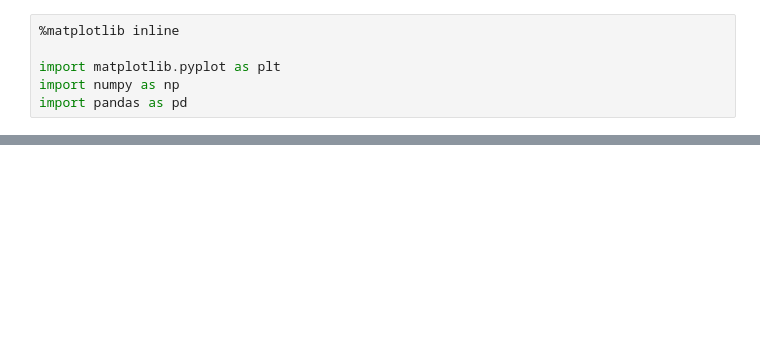
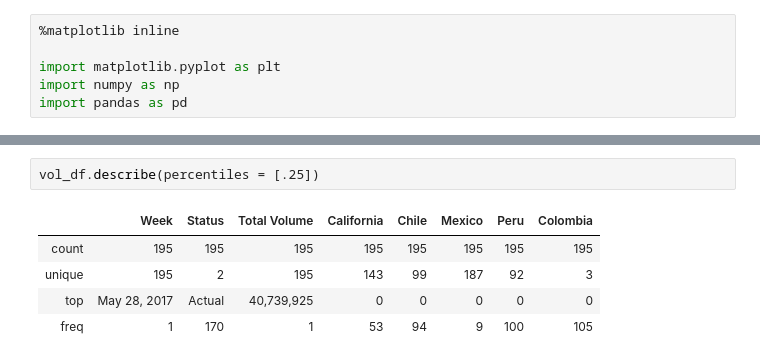
Before and after one commit to schwenkd/avo-analysis, a Jupyter notebook: avo_eda.ipynb, the cells around one changed output, grey strips where cells are left out. Saved outputs shown, nothing was run; the diff lists cells and outputs as text; blank space fills up the shorter version.

```diff
--- a/avo_eda.ipynb
+++ b/avo_eda.ipynb
@@ -106,0 +149,8 @@ vol_2019_df
+# %%
+vol_df.describe(percentiles = [.25])
+# %% [output]
+|  | Week | Status | Total Volume | California | Chile | Mexico | Peru | Colombia |
+| count | 195 | 195 | 195 | 195 | 195 | 195 | 195 | 195 |
+| unique | 195 | 2 | 195 | 143 | 99 | 187 | 92 | 3 |
+| top | May 28, 2017 | Actual | 40,739,925 | 0 | 0 | 0 | 0 | 0 |
+| freq | 1 | 170 | 1 | 53 | 94 | 9 | 100 | 105 |
```
Also changed, not shown: parts of 17 cells of this notebook, 19 other files.
